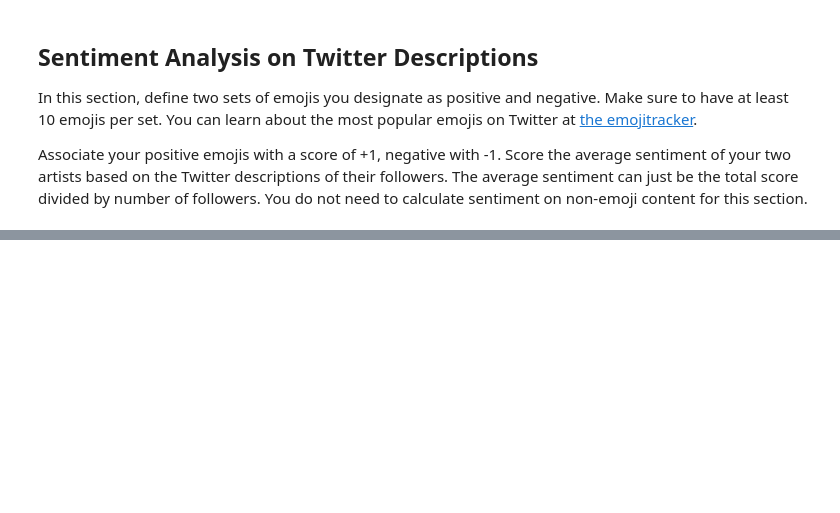
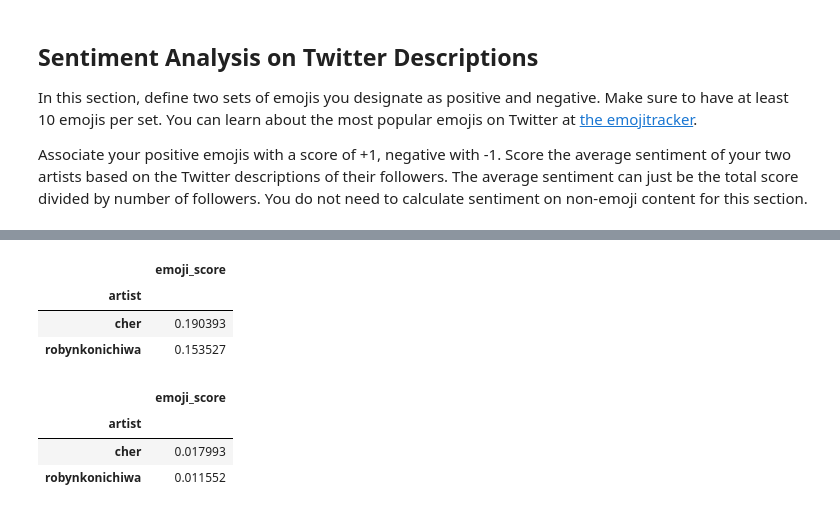
Before and after one commit to stephenkuc/ads509_sentiment_analysis, a Jupyter notebook: Sentiment Assignment.ipynb, the cells around one changed output, grey strips where cells are left out. Drawn from its saved outputs; the diff is of its cells as text; code cells hidden in the pictures; blank space fills up the shorter version.

```diff
--- a/Sentiment Assignment.ipynb
+++ b/Sentiment Assignment.ipynb
@@ -308 +431,21 @@ Associate your positive emojis with a score of +1, negative with -1. Score the a
+# %%
+# finding average sentiment of each artist
+
+# only for descriptions with at least one emoji
+
+tweet_df_emojis.groupby('artist').agg({'emoji_score': 'mean'})
+# %% [output]
+|  | emoji_score |
+| artist |  |
+| cher | 0.190393 |
+| robynkonichiwa | 0.153527 |
+# %%
+# average sentiment for all descriptions, even if no emojis
+
+tweet_df.groupby('artist').agg({'emoji_score': 'mean'})
+# %% [output]
+|  | emoji_score |
+| artist |  |
+| cher | 0.017993 |
+| robynkonichiwa | 0.011552 |
 # %% [markdown]
```
Also changed, not shown: parts of 33 cells of this notebook.
